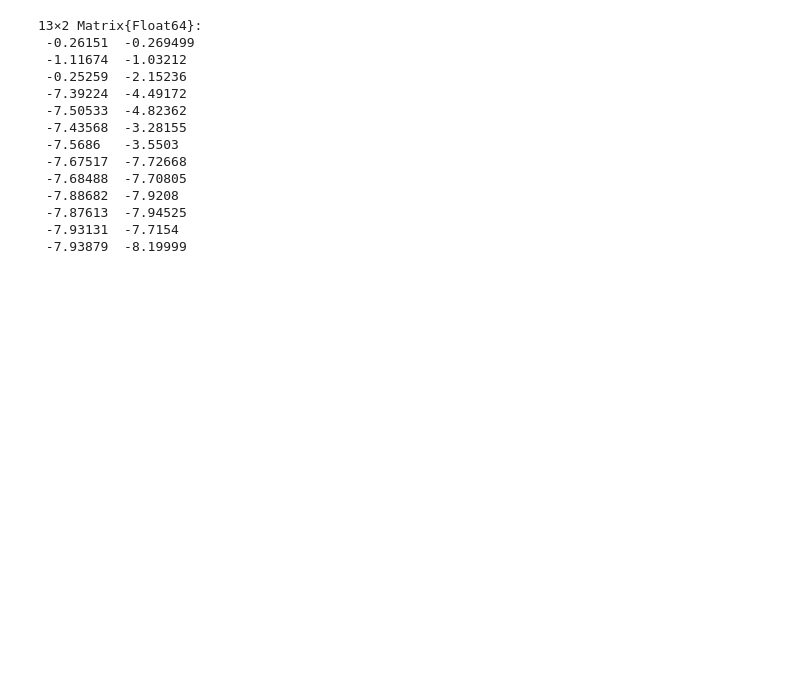
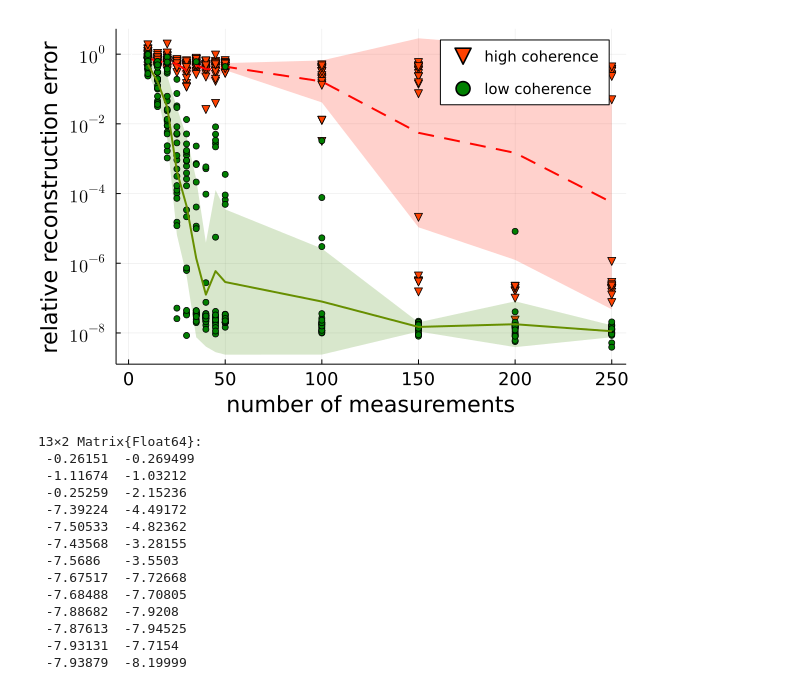
Before and after one commit to babhrujoshi/GNN_Isometries, a Jupyter notebook: MNIST_image_recovery.ipynb, the cells around one changed output. Cells and saved outputs as stored; diff of their text form; code cells hidden in the pictures; blank space fills up the shorter version.

```diff
--- a/MNIST_image_recovery.ipynb
+++ b/MNIST_image_recovery.ipynb
@@ -243,31 +261,33 @@ end
 # %%
 
 
 
 log_recon_error_matrix_co = log10.(recon_error_matrix_co[:, :])
 average_recon_co = mean(log_recon_error_matrix_co, dims=2)
 std_recon_co = std(log_recon_error_matrix_co, dims=2)
 plot(m_list, average_recon_co + std_recon_co, fillrange = average_recon_co - std_recon_co, fillalpha = .2, c = cs[40], label = false, linecolor = invisible())
 scatter!(kron(m_list,ones(1,trials))[:], log_recon_error_matrix_co[:], label =:false, c = cs[100], markershape = :dtriangle, lab="high coherence", legendfontsize=10)
 plot!(m_list, average_recon_co, linewidth = 2, color = cs[10], label =false, linestyle =:dash )
 yticks = [-8:2:0;]
 yticks!(yticks, [L"10^{%$y}" for y in yticks])
 
 scatter!([1],[0], label=" ", ms=0, mc=:white, msc=:white)
 
 
 log_recon_error_matrix_inco = log10.(recon_error_matrix_inco[:, :])
 average_recon_inco = mean(log_recon_error_matrix_inco, dims=2)
 std_recon_inco = std(log_recon_error_matrix_inco, dims=2)
 plot!(m_list, average_recon_inco + std_recon_inco, fillrange = average_recon_inco - std_recon_inco, fillalpha = .2, c = cs[440], label = false, linecolor = invisible())
 scatter!(kron(m_list,ones(1,trials))[:], log_recon_error_matrix_inco[:], label =:false, c = cs[500], lab="low coherence")
 plot!(m_list, average_recon_inco, xlabel = "number of measurements", ylabel = "relative reconstruction error", linewidth = 2, color = cs[400], label =false,  xlabelfontsize = 15, ylabelfontsize = 15, xtickfontsize = 12, ytickfontsize = 12 )
 # scatter!(m_list, average_recon_inco, label =:false, c = cs[500], markershape =:dtriangle)
 
 # yticks = [-8:2:0;]
 # yticks!(yticks, [L"10^{%$y}" for y in yticks])
 
-savefig("figures/1_measurement.pdf")
+# savefig("figures/1_measurement.pdf")
+# %% [output]
+[figure, added]
 # %%
 log10.(recon_error_matrix_inco[:, :])
 # %% [output]
```
Also changed, not shown: parts of 4 cells of this notebook.
